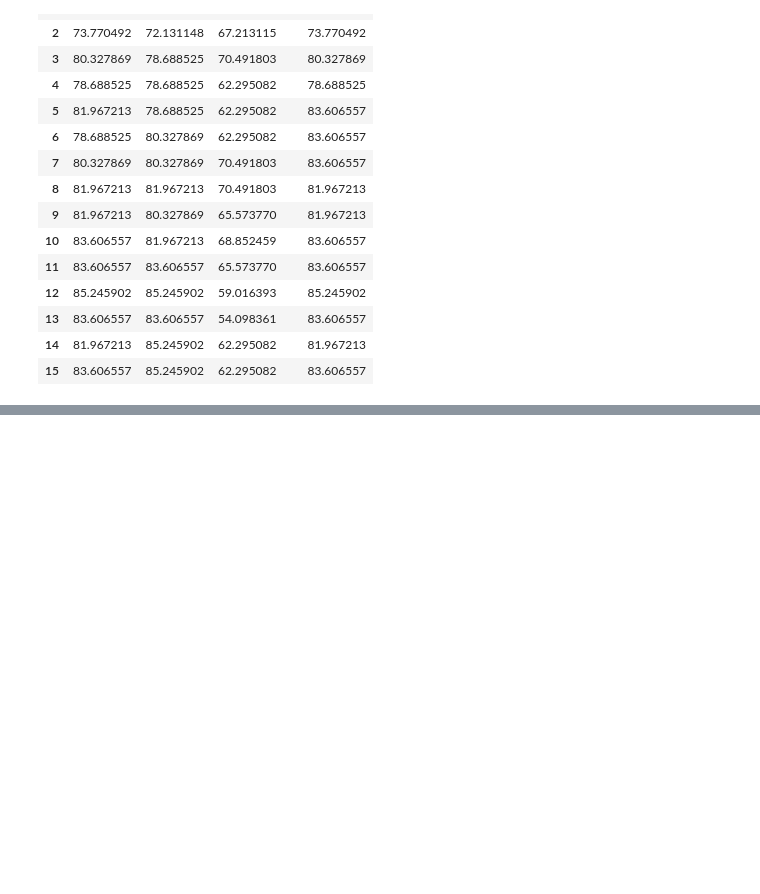
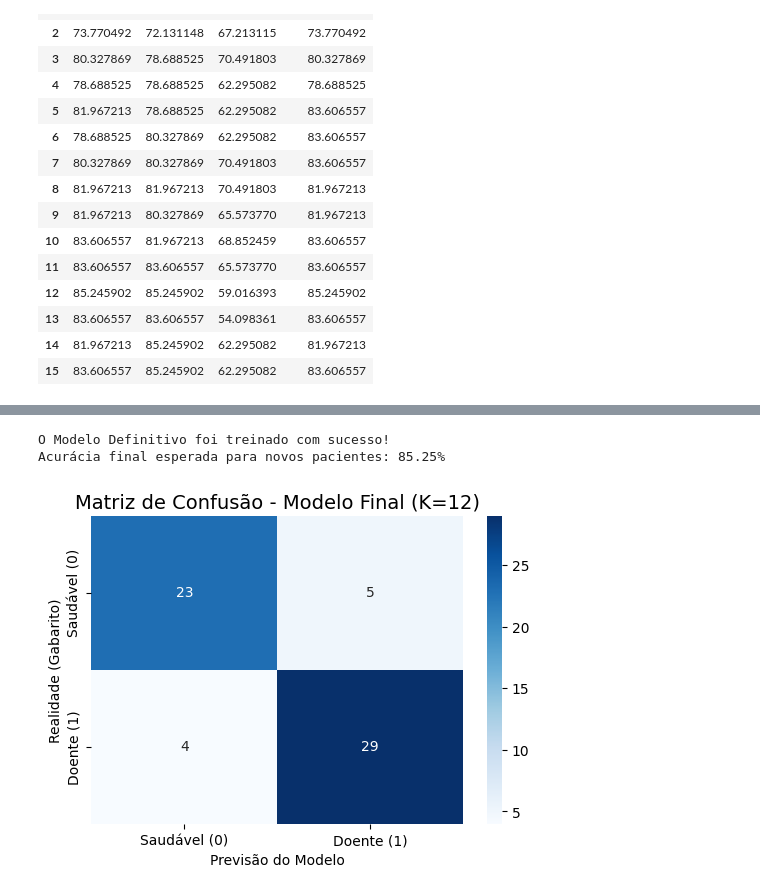
Before and after one commit to intghp/algoritmo_knn, a Jupyter notebook: algoritmo_knn.ipynb, the cells around one changed output, grey strips where cells are left out. Cells and saved outputs as stored; diff of their text form; code cells hidden in the pictures; blank space fills up the shorter version.

```diff
--- a/algoritmo_knn.ipynb
+++ b/algoritmo_knn.ipynb
@@ -371,0 +522,27 @@ display(df_resultados * 100)
+# %%
+modelo_final = KNeighborsClassifier(n_neighbors=12, metric='euclidean')
+
+modelo_final.fit(X_treino, y_treino)
+
+acuracia_final = accuracy_score(y_teste, modelo_final.predict(X_teste))
+
+print(f"O Modelo Definitivo foi treinado com sucesso!")
+print(f"Acurácia final esperada para novos pacientes: {acuracia_final:.2%}")
+# %% [output]
+O Modelo Definitivo foi treinado com sucesso!
+Acurácia final esperada para novos pacientes: 85.25%
+# %%
+previsoes = modelo_final.predict(X_teste)
+
+matriz = confusion_matrix(y_teste, previsoes)
+
+plt.figure(figsize=(6, 4))
+sns.heatmap(matriz, annot=True, fmt='d', cmap='Blues',
+            xticklabels=['Saudável (0)', 'Doente (1)'],
+            yticklabels=['Saudável (0)', 'Doente (1)'])
+plt.title('Matriz de Confusão - Modelo Final (K=12)', fontsize=14)
+plt.ylabel('Realidade (Gabarito)')
+plt.xlabel('Previsão do Modelo')
+plt.show()
+# %% [output]
+[figure, added]
```
Also changed, not shown: parts of 52 cells of this notebook.
